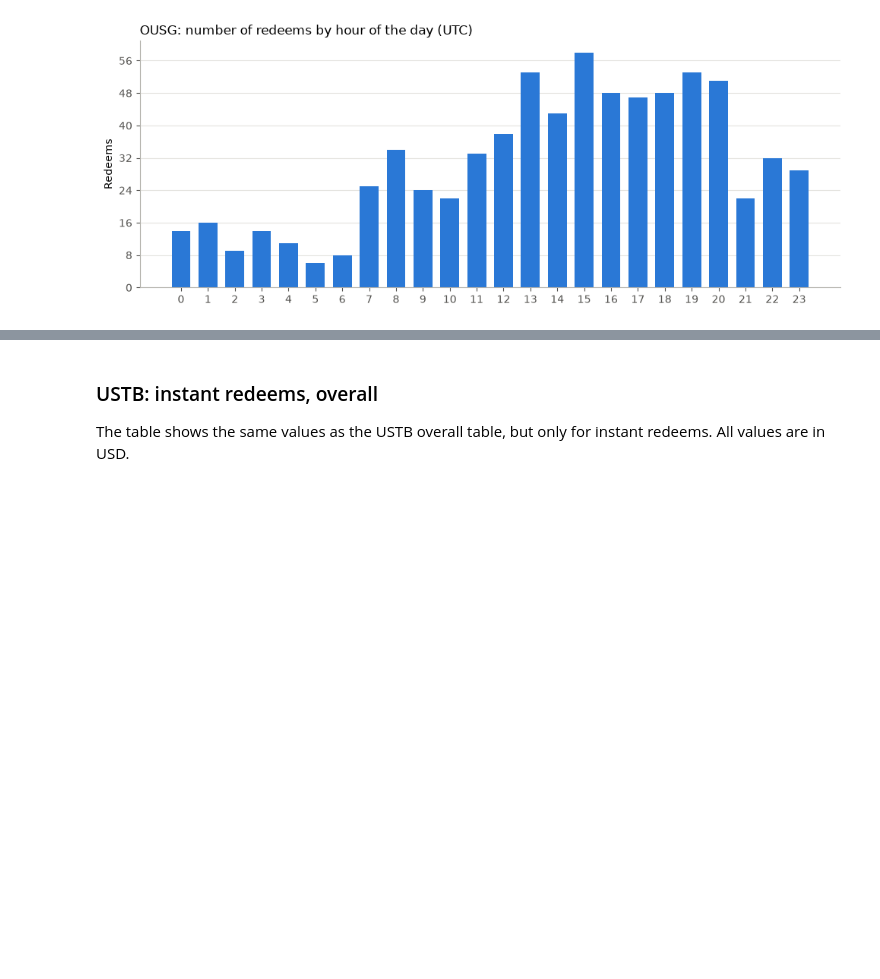
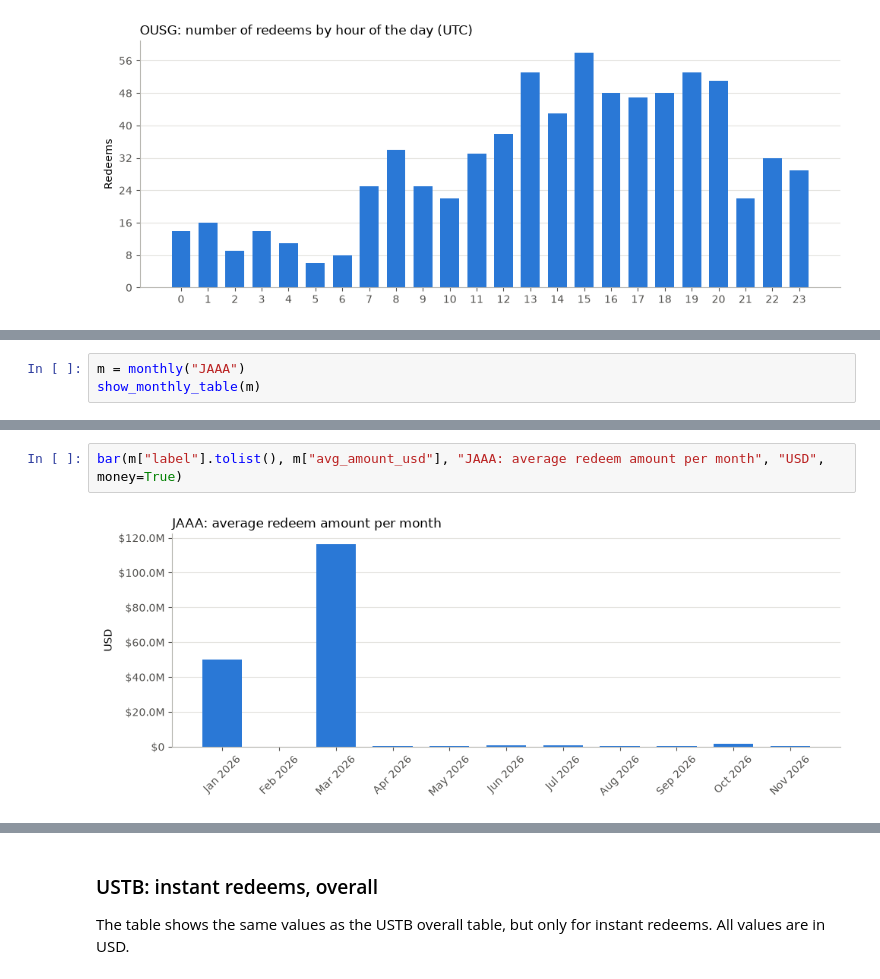
Before and after one commit to Robert29000/rwa-redeems, a Jupyter notebook: output/redemptions_analysis.ipynb, the cells around one changed output, grey strips where cells are left out. Saved outputs shown, nothing was run; the diff lists cells and outputs as text; blank space fills up the shorter version.

Commit message:
Add JAAA sections to the analysis notebook
Co-Authored-By: Claude Opus 5.5 <noreply@anthropic.com>

```diff
--- a/output/redemptions_analysis.ipynb
+++ b/output/redemptions_analysis.ipynb
@@ -625,0 +665,3 @@ bar(h.index.tolist(), h.values, "OUSG: number of redeems by hour of the day (UTC
+# %%
+m = monthly("JAAA")
+show_monthly_table(m)
@@ -625,0 +683,4 @@ bar(h.index.tolist(), h.values, "OUSG: number of redeems by hour of the day (UTC
+# %%
+bar(m["label"].tolist(), m["avg_amount_usd"], "JAAA: average redeem amount per month", "USD", money=True)
+# %% [output]
+[figure, added]
```
Also changed, not shown: parts of 51 cells of this notebook.
